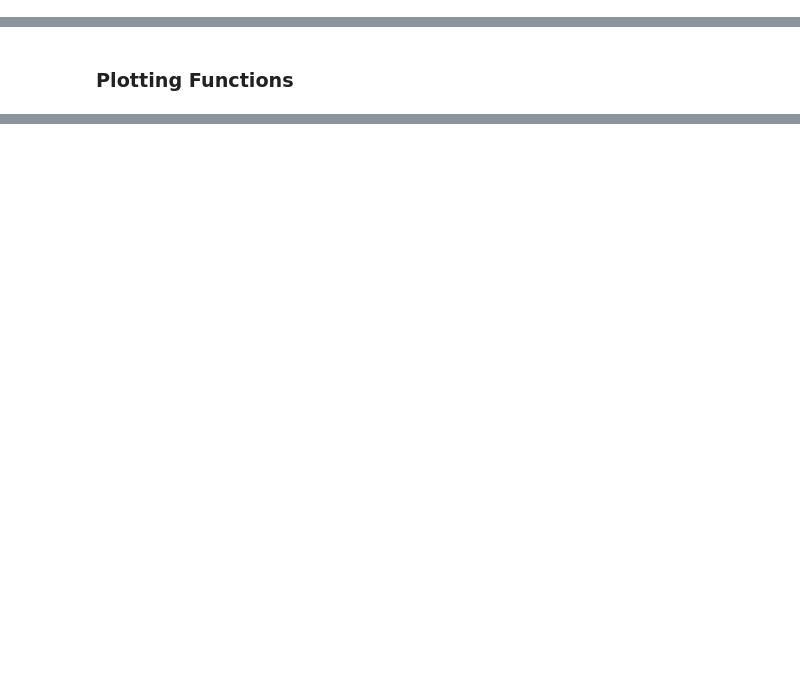
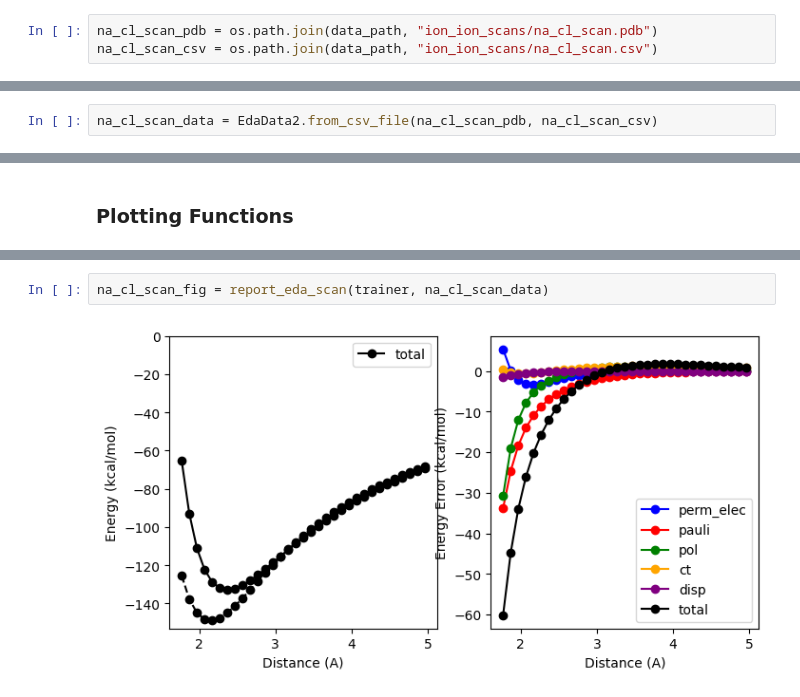
Before and after one commit to Ericwang6/pyCMM, a Jupyter notebook: notebooks/ion_water_analysis.ipynb, the cells around one changed output, grey strips where cells are left out. Saved outputs shown, nothing was run; the diff lists cells and outputs as text; blank space fills up the shorter version.

```diff
--- a/notebooks/ion_water_analysis.ipynb
+++ b/notebooks/ion_water_analysis.ipynb
@@ -63 +66,4 @@ ca_water_test_csv = os.path.join(data_path, "train_test_splits/ca_water_wb97xv_q
+# %%
+na_cl_scan_pdb = os.path.join(data_path, "ion_ion_scans/na_cl_scan.pdb")
+na_cl_scan_csv = os.path.join(data_path, "ion_ion_scans/na_cl_scan.csv")
 # %%
@@ -65,3 +73,5 @@ i_water_test_data = EdaData2.from_csv_file(i_water_test_pdb, i_water_test_csv, n
+# %%
+na_cl_scan_data = EdaData2.from_csv_file(na_cl_scan_pdb, na_cl_scan_csv)
 # %% [markdown]
 ### Create Force Field
 # %%
@@ -96,3 +132,7 @@ def report_eda_cluster(trainer, data, **kwargs):
+# %%
+na_cl_scan_fig = report_eda_scan(trainer, na_cl_scan_data)
+# %% [output]
+[figure, added]
 # %%
 i_water_test_fig = report_eda_cluster(trainer, i_water_test_data)
 # %% [output]
```
Also changed, not shown: parts of 7 cells of this notebook, 2 other files.
